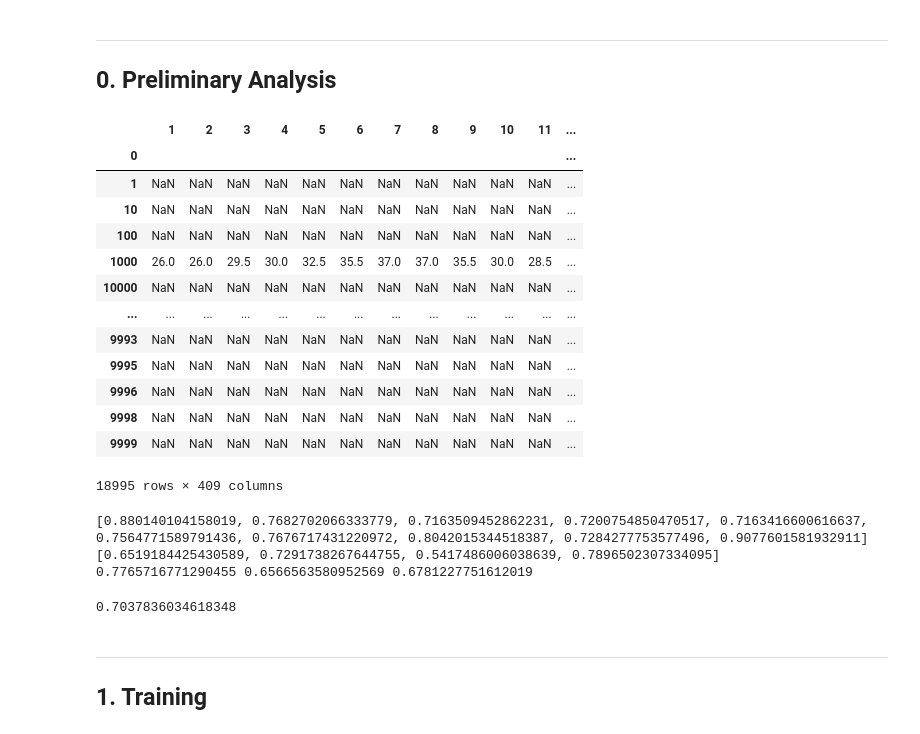
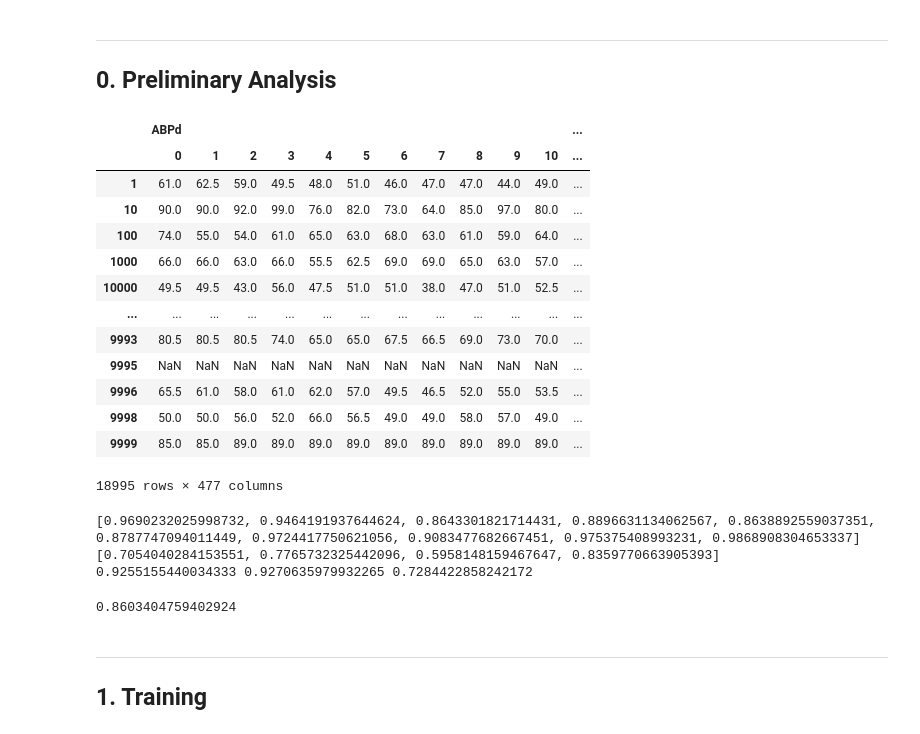
Before and after one commit to GentleMin/ML-Shoppingnow, a Jupyter notebook: Project2/JTM/Task2.ipynb, the cells around one changed output. Drawn from its saved outputs; the diff is of its cells as text; code cells hidden in the pictures.

Commit message:
Task2: update on utils; gradientboosting approaches used in different scenarios.

```diff
--- a/Project2/JTM/Task2.ipynb
+++ b/Project2/JTM/Task2.ipynb
@@ -21,34 +21,37 @@ pd.options.display.max_columns = 40
 ---
 ## 0. Preliminary Analysis
 # %%
-feat_test = pd.read_csv("./train_features_filled.zip", header=None, index_col=0)
-feat_test
+# df_extract = utils.extract_patient_feature(feat_train, [lambda x: x.min(axis=1), lambda x: x.max(axis=1)])
+# df_extract
+# feat_train = pd.read_csv("./train_features_filled.zip", header=None, index_col=0, names=utils.flattened_columns())
+# feat_train
+pd.concat([feat_train, df_extract], axis=1).sort_index(axis=1)
 # %% [output]
-|  | 1 | 2 | 3 | 4 | 5 | 6 | 7 | 8 | 9 | 10 | 11 | ... |
-| 0 |  |  |  |  |  |  |  |  |  |  |  | ... |
-| 1 | NaN | NaN | NaN | NaN | NaN | NaN | NaN | NaN | NaN | NaN | NaN | ... |
-| 10 | NaN | NaN | NaN | NaN | NaN | NaN | NaN | NaN | NaN | NaN | NaN | ... |
-| 100 | NaN | NaN | NaN | NaN | NaN | NaN | NaN | NaN | NaN | NaN | NaN | ... |
-| 1000 | 26.0 | 26.0 | 29.5 | 30.0 | 32.5 | 35.5 | 37.0 | 37.0 | 35.5 | 30.0 | 28.5 | ... |
-| 10000 | NaN | NaN | NaN | NaN | NaN | NaN | NaN | NaN | NaN | NaN | NaN | ... |
+|  | ABPd |  |  |  |  |  |  |  |  |  |  | ... |
+|  | 0 | 1 | 2 | 3 | 4 | 5 | 6 | 7 | 8 | 9 | 10 | ... |
+| 1 | 61.0 | 62.5 | 59.0 | 49.5 | 48.0 | 51.0 | 46.0 | 47.0 | 47.0 | 44.0 | 49.0 | ... |
+| 10 | 90.0 | 90.0 | 92.0 | 99.0 | 76.0 | 82.0 | 73.0 | 64.0 | 85.0 | 97.0 | 80.0 | ... |
+| 100 | 74.0 | 55.0 | 54.0 | 61.0 | 65.0 | 63.0 | 68.0 | 63.0 | 61.0 | 59.0 | 64.0 | ... |
+| 1000 | 66.0 | 66.0 | 63.0 | 66.0 | 55.5 | 62.5 | 69.0 | 69.0 | 65.0 | 63.0 | 57.0 | ... |
+| 10000 | 49.5 | 49.5 | 43.0 | 56.0 | 47.5 | 51.0 | 51.0 | 38.0 | 47.0 | 51.0 | 52.5 | ... |
 | ... | ... | ... | ... | ... | ... | ... | ... | ... | ... | ... | ... | ... |
-| 9993 | NaN | NaN | NaN | NaN | NaN | NaN | NaN | NaN | NaN | NaN | NaN | ... |
+| 9993 | 80.5 | 80.5 | 80.5 | 74.0 | 65.0 | 65.0 | 67.5 | 66.5 | 69.0 | 73.0 | 70.0 | ... |
 | 9995 | NaN | NaN | NaN | NaN | NaN | NaN | NaN | NaN | NaN | NaN | NaN | ... |
-| 9996 | NaN | NaN | NaN | NaN | NaN | NaN | NaN | NaN | NaN | NaN | NaN | ... |
-| 9998 | NaN | NaN | NaN | NaN | NaN | NaN | NaN | NaN | NaN | NaN | NaN | ... |
-| 9999 | NaN | NaN | NaN | NaN | NaN | NaN | NaN | NaN | NaN | NaN | NaN | ... |
+| 9996 | 65.5 | 61.0 | 58.0 | 61.0 | 62.0 | 57.0 | 49.5 | 46.5 | 52.0 | 55.0 | 53.5 | ... |
+| 9998 | 50.0 | 50.0 | 56.0 | 52.0 | 66.0 | 56.5 | 49.0 | 49.0 | 58.0 | 57.0 | 49.0 | ... |
+| 9999 | 85.0 | 85.0 | 89.0 | 89.0 | 89.0 | 89.0 | 89.0 | 89.0 | 89.0 | 89.0 | 89.0 | ... |
-18995 rows × 409 columns
+18995 rows × 477 columns
 # %%
 feat_train = pd.read_csv("./train_features.csv")
 labl_train = pd.read_csv("./train_labels.csv")
 feat_test = pd.read_csv("./test_features.csv")
 # %%
-utils.get_score("./train_labels.csv", "./recall_train.zip")
+utils.get_score("./train_labels.csv", "./recall_train_ds-tree-ensemble-CV.zip")
 # %% [output]
-[0.880140104158019, 0.7682702066333779, 0.7163509452862231, 0.7200754850470517, 0.7163416600616637, 0.7564771589791436, 0.7676717431220972, 0.8042015344518387, 0.7284277753577496, 0.9077601581932911]
-[0.6519184425430589, 0.7291738267644755, 0.5417486006038639, 0.7896502307334095]
-0.7765716771290455 0.6566563580952569 0.6781227751612019
+[0.9690232025998732, 0.9464191937644624, 0.8643301821714431, 0.8896631134062567, 0.8638892559037351, 0.8787747094011449, 0.9724417750621056, 0.9083477682667451, 0.975375408993231, 0.9868908304653337]
+[0.7054040284153551, 0.7765732325442096, 0.5958148159467647, 0.8359770663905393]
+0.9255155440034333 0.9270635979932265 0.7284422858242172
-0.7037836034618348
+0.8603404759402924
 # %%
 feat_train_reformed = utils.patient_feat_flatten(feat_train)
 feat_test_reformed = utils.patient_feat_flatten(feat_test)
```
Also changed, not shown: 14 other files.
